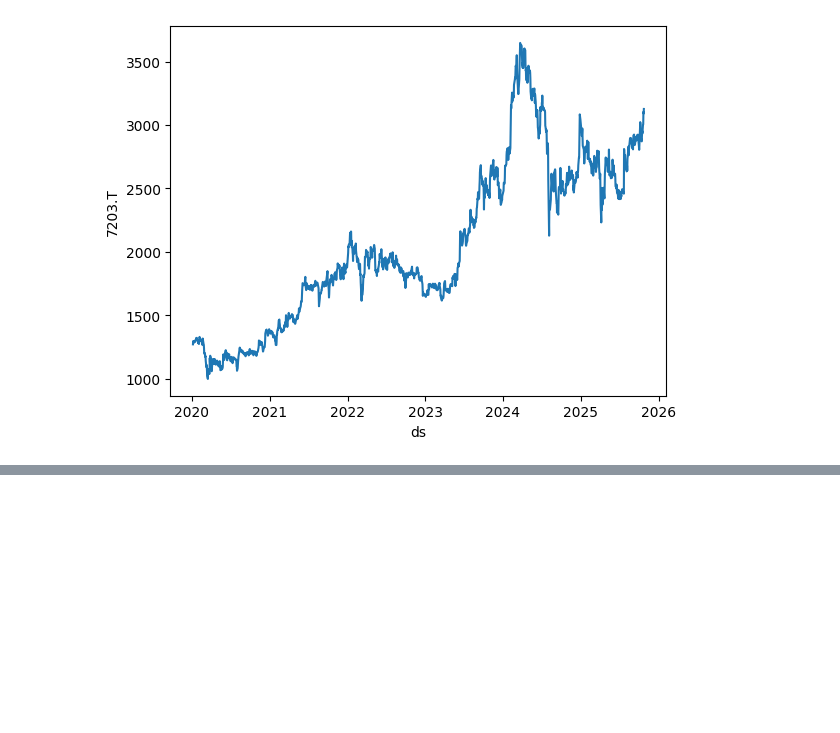
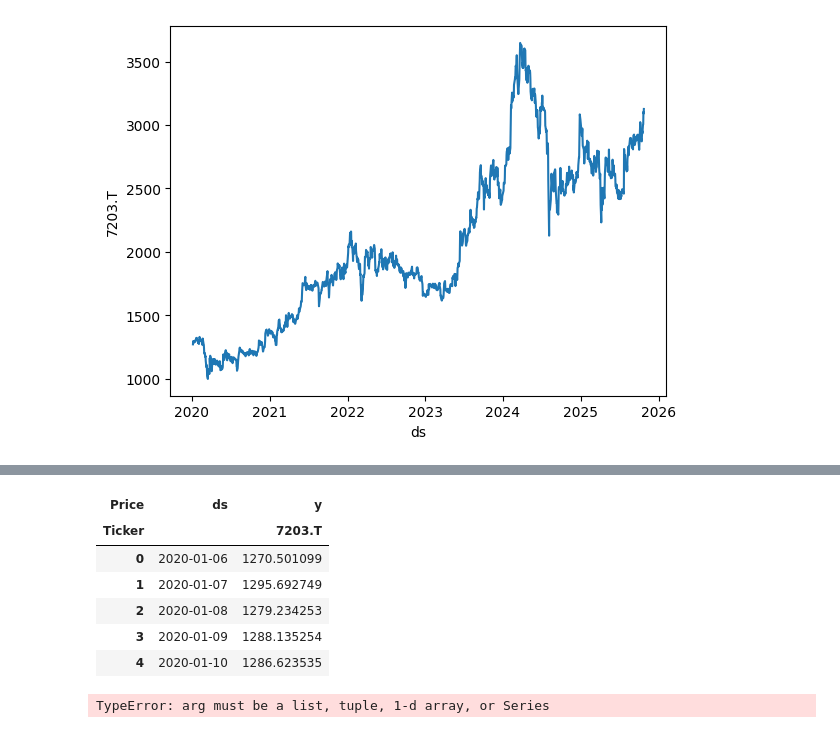
Before and after one commit to daisan2508/data-analysis-basic-kadai, a Jupyter notebook: kadai_000/株価予測.ipynb, the cells around one changed output, grey strips where cells are left out. Drawn from its saved outputs; the diff is of its cells as text; code cells hidden in the pictures; blank space fills up the shorter version.

```diff
--- a/kadai_000/株価予測.ipynb
+++ b/kadai_000/株価予測.ipynb
@@ -113,0 +127,12 @@ TypeError: arg must be a list, tuple, 1-d array, or Series
+# %%
+#絞り込み
+train_df = df[['ds','y']]
+train_df.head()
+# %% [output]
+| Price | ds | y |
+| Ticker |  | 7203.T |
+| 0 | 2020-01-06 | 1270.501099 |
+| 1 | 2020-01-07 | 1295.692749 |
+| 2 | 2020-01-08 | 1279.234253 |
+| 3 | 2020-01-09 | 1288.135254 |
+| 4 | 2020-01-10 | 1286.623535 |
@@ -113,0 +141,5 @@ TypeError: arg must be a list, tuple, 1-d array, or Series
+# %%
+#df（過去の時系列データ）を引数に指定して、fitメソッドを実行
+model.fit(train_df)
+# %% [output]
+TypeError: arg must be a list, tuple, 1-d array, or Series
```
Also changed, not shown: parts of 25 cells of this notebook.
